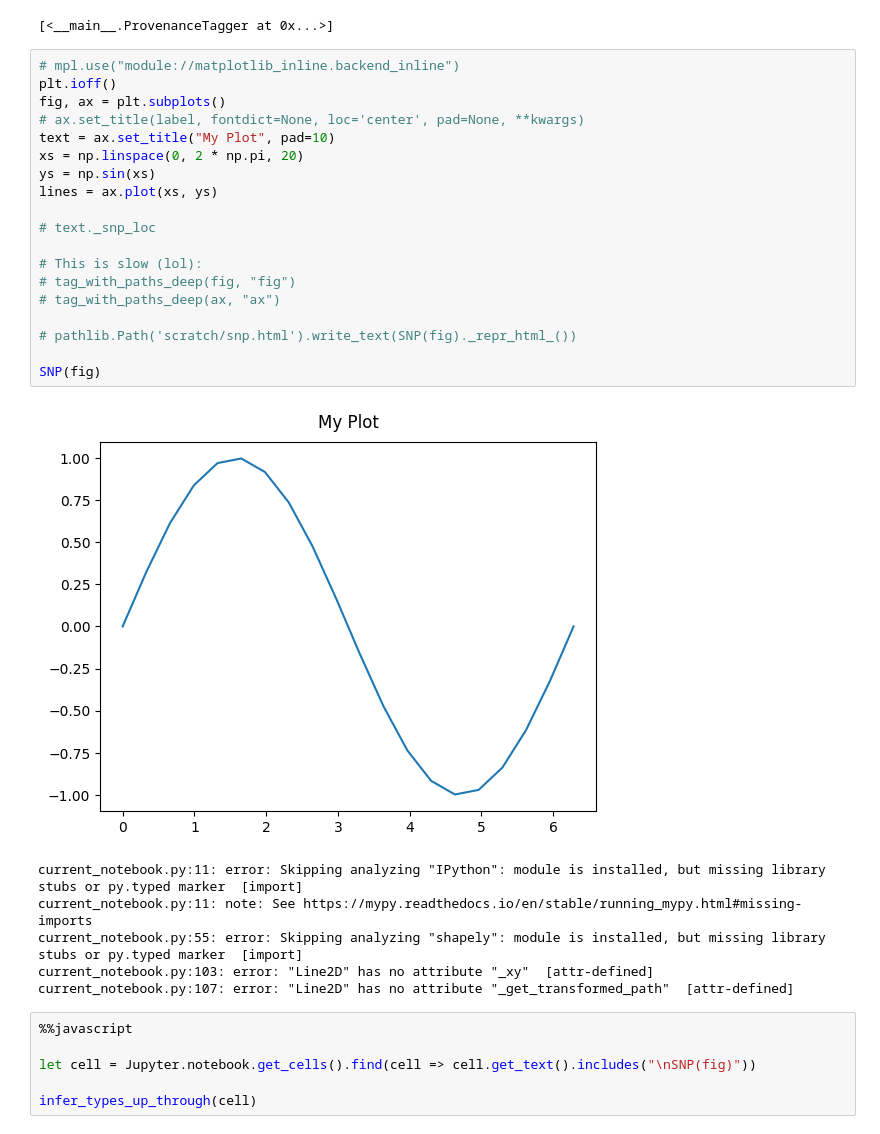
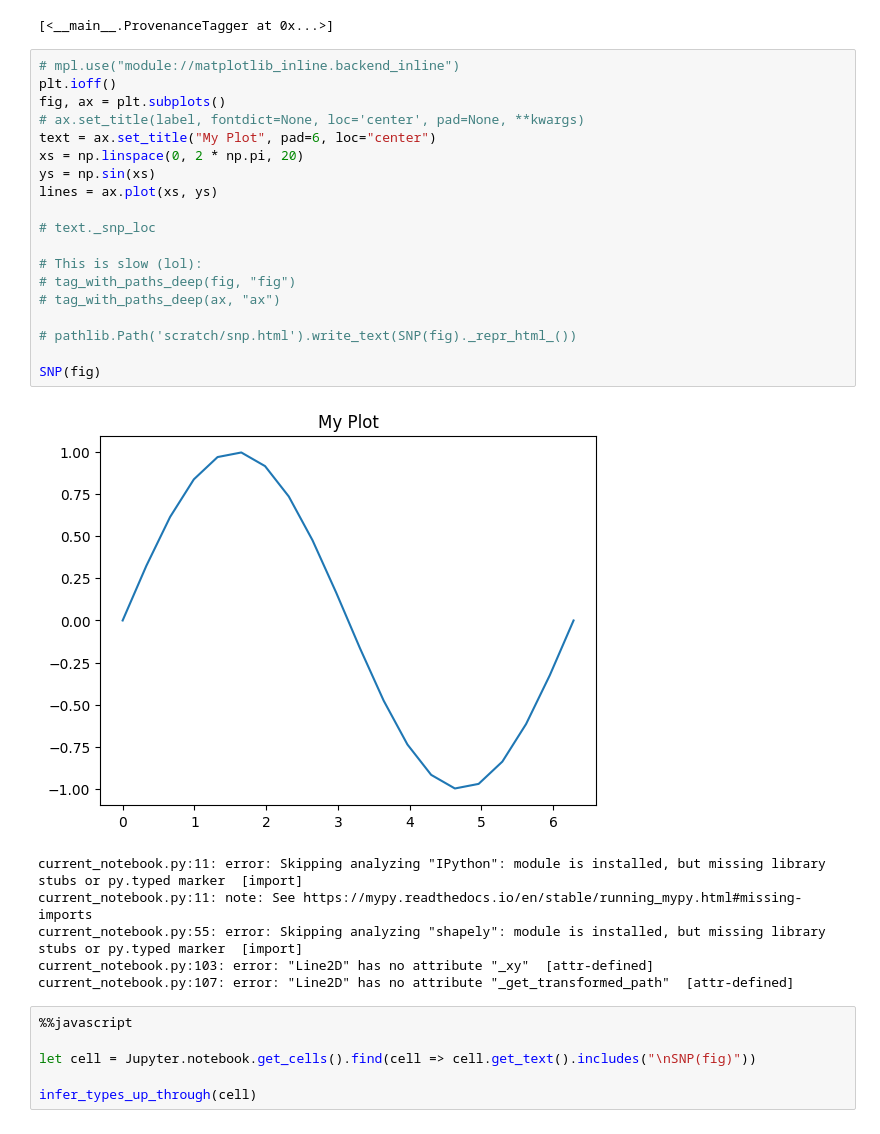
Before and after one commit to brianhempel/sketch-n-plot, a Jupyter notebook: Sketch-n-Plot.ipynb, the cells around one changed output. Drawn from its saved outputs; the diff is of its cells as text.

```diff
--- a/Sketch-n-Plot.ipynb
+++ b/Sketch-n-Plot.ipynb
@@ -415,24 +415,24 @@ IPython.get_ipython().kernel.shell.ast_transformers
 # %%
 # mpl.use("module://matplotlib_inline.backend_inline")
 plt.ioff()
 fig, ax = plt.subplots()
 # ax.set_title(label, fontdict=None, loc='center', pad=None, **kwargs)
-text = ax.set_title("My Plot", pad=10)
+text = ax.set_title("My Plot", pad=6, loc="center")
 xs = np.linspace(0, 2 * np.pi, 20)
 ys = np.sin(xs)
 lines = ax.plot(xs, ys)
 
 # text._snp_loc
 
 # This is slow (lol):
 # tag_with_paths_deep(fig, "fig")
 # tag_with_paths_deep(ax, "ax")
 
 # pathlib.Path('scratch/snp.html').write_text(SNP(fig)._repr_html_())
 
 SNP(fig)
 # %% [output]
-[figure, old version]
+[figure, new version]
 current_notebook.py:11: error: Skipping analyzing "IPython": module is installed, but missing library stubs or py.typed marker  [import]
 current_notebook.py:11: note: See https://mypy.readthedocs.io/en/stable/running_mypy.html#missing-imports
 current_notebook.py:55: error: Skipping analyzing "shapely": module is installed, but missing library stubs or py.typed marker  [import]
```
Also changed, not shown: parts of 1 cell of this notebook, 2 other files.
